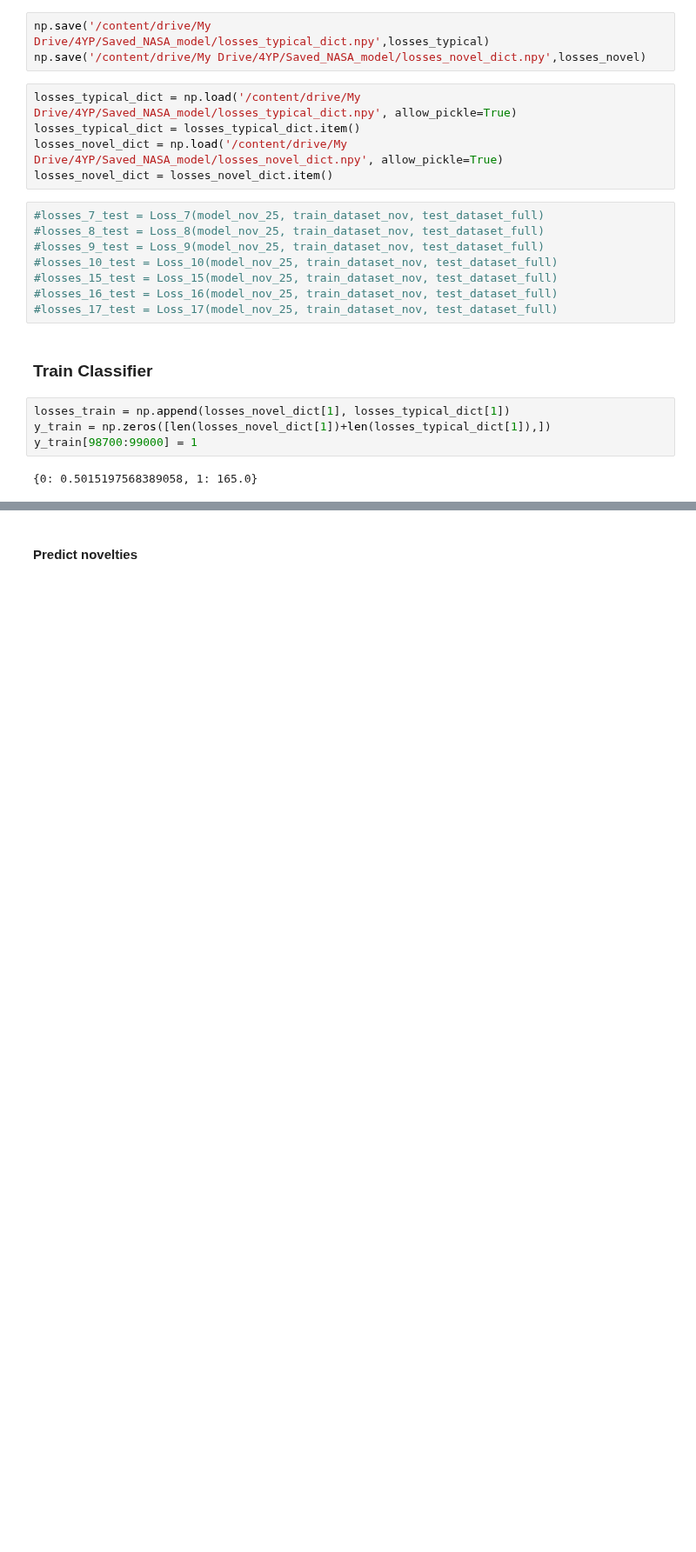
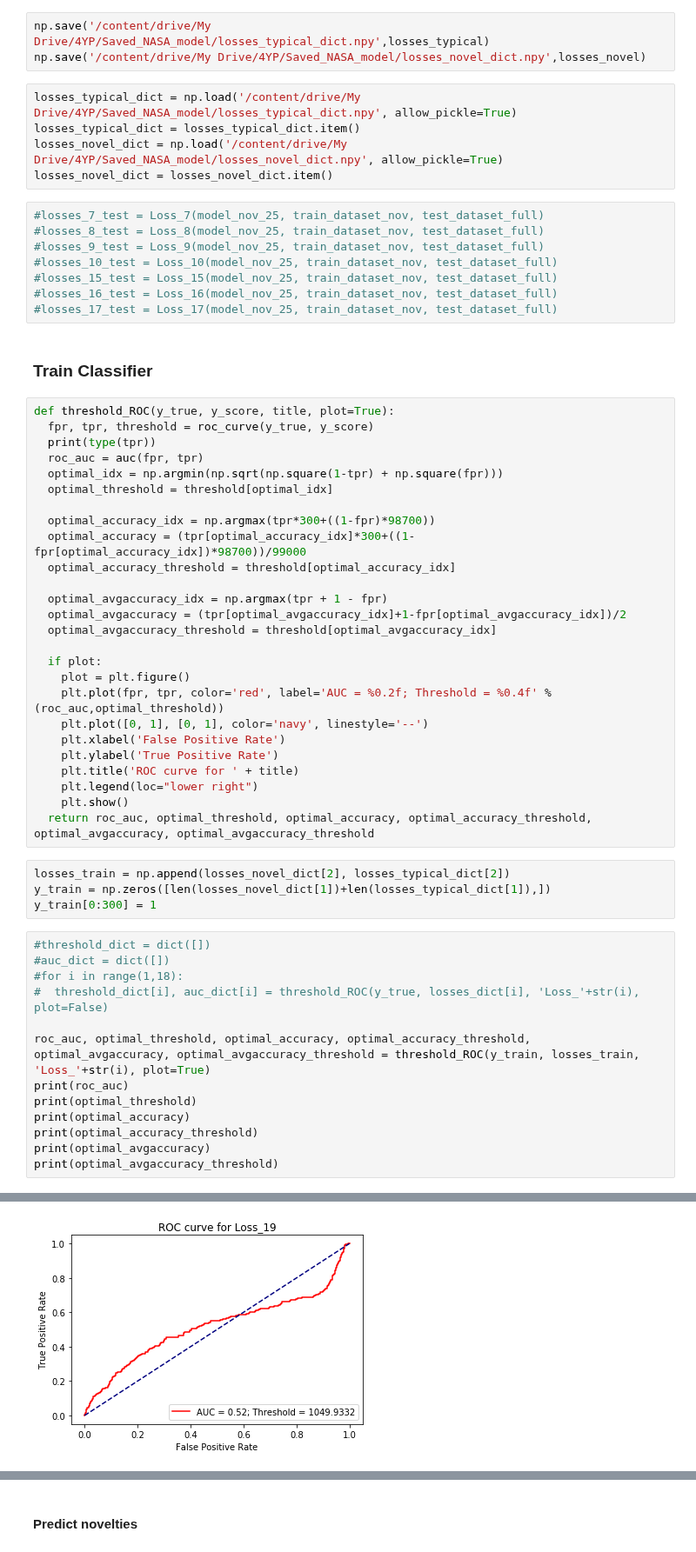
Before and after one commit to lorenzosintini/4YP, a Jupyter notebook: Models_v3/VAE_Novel_NASA.ipynb, the cells around one changed output, grey strips where cells are left out. Shown at 87% size. Drawn from its saved outputs; the diff is of its cells as text; blank space fills up the shorter version.

```diff
--- a/Models_v3/VAE_Novel_NASA.ipynb
+++ b/Models_v3/VAE_Novel_NASA.ipynb
@@ -741,9 +685,47 @@ losses_novel_dict = losses_novel_dict.item()
 #losses_17_test = Loss_17(model_nov_25, train_dataset_nov, test_dataset_full)
 # %% [markdown]
 ### Train Classifier
+# %%
+def threshold_ROC(y_true, y_score, title, plot=True):
+  fpr, tpr, threshold = roc_curve(y_true, y_score)
+  print(type(tpr))
+  roc_auc = auc(fpr, tpr)
+  optimal_idx = np.argmin(np.sqrt(np.square(1-tpr) + np.square(fpr)))
+  optimal_threshold = threshold[optimal_idx]
+
+  optimal_accuracy_idx = np.argmax(tpr*300+((1-fpr)*98700))
+  optimal_accuracy = (tpr[optimal_accuracy_idx]*300+((1-fpr[optimal_accuracy_idx])*98700))/99000
+  optimal_accuracy_threshold = threshold[optimal_accuracy_idx]
+
+  optimal_avgaccuracy_idx = np.argmax(tpr + 1 - fpr)
+  optimal_avgaccuracy = (tpr[optimal_avgaccuracy_idx]+1-fpr[optimal_avgaccuracy_idx])/2
+  optimal_avgaccuracy_threshold = threshold[optimal_avgaccuracy_idx]
+
+  if plot:
+    plot = plt.figure()
+    plt.plot(fpr, tpr, color='red', label='AUC = %0.2f; Threshold = %0.4f' % (roc_auc,optimal_threshold))
+    plt.plot([0, 1], [0, 1], color='navy', linestyle='--')
+    plt.xlabel('False Positive Rate')
+    plt.ylabel('True Positive Rate')
+    plt.title('ROC curve for ' + title)
+    plt.legend(loc="lower right")
+    plt.show()
+  return roc_auc, optimal_threshold, optimal_accuracy, optimal_accuracy_threshold, optimal_avgaccuracy, optimal_avgaccuracy_threshold
 # %%
-losses_train = np.append(losses_novel_dict[1], losses_typical_dict[1])
+losses_train = np.append(losses_novel_dict[2], losses_typical_dict[2])
 y_train = np.zeros([len(losses_novel_dict[1])+len(losses_typical_dict[1]),])
-y_train[98700:99000] = 1
+y_train[0:300] = 1
-# %% [output]
-{0: 0.5015197568389058, 1: 165.0}
+# %%
+#threshold_dict = dict([])
+#auc_dict = dict([])
+#for i in range(1,18):
+#  threshold_dict[i], auc_dict[i] = threshold_ROC(y_true, losses_dict[i], 'Loss_'+str(i), plot=False)
+
+roc_auc, optimal_threshold, optimal_accuracy, optimal_accuracy_threshold, optimal_avgaccuracy, optimal_avgaccuracy_threshold = threshold_ROC(y_train, losses_train, 'Loss_'+str(i), plot=True)
+print(roc_auc)
+print(optimal_threshold)
+print(optimal_accuracy)
+print(optimal_accuracy_threshold)
+print(optimal_avgaccuracy)
+print(optimal_avgaccuracy_threshold)
+# %% [output]
@@ -749,0 +733 @@ y_train[98700:99000] = 1
+[figure, added]
```
Also changed, not shown: parts of 14 cells of this notebook.
